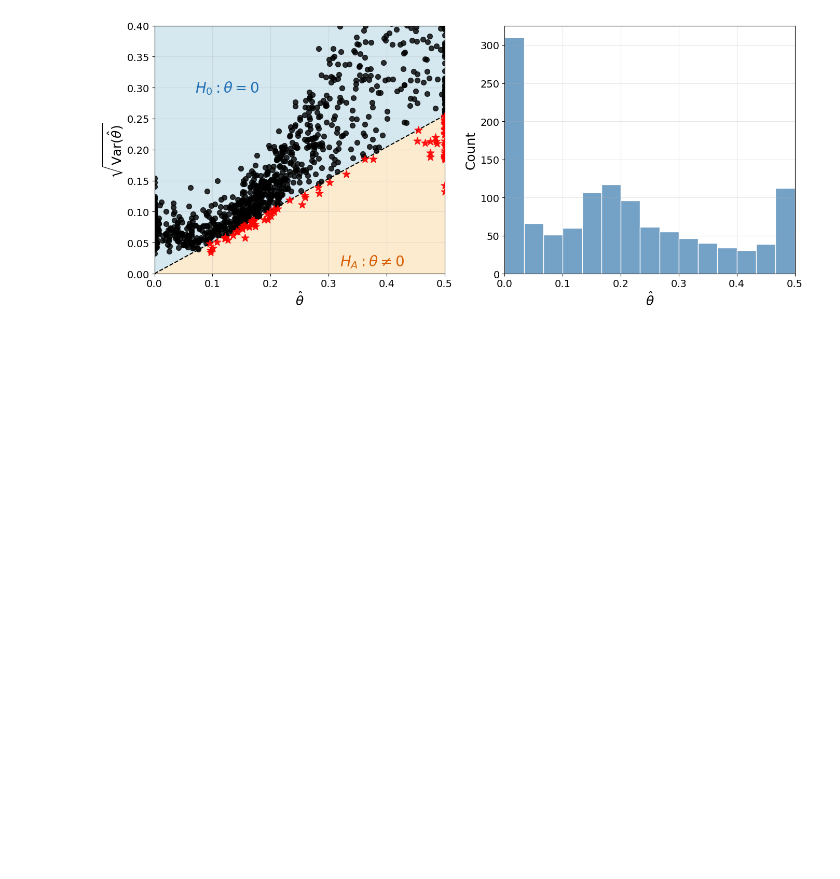
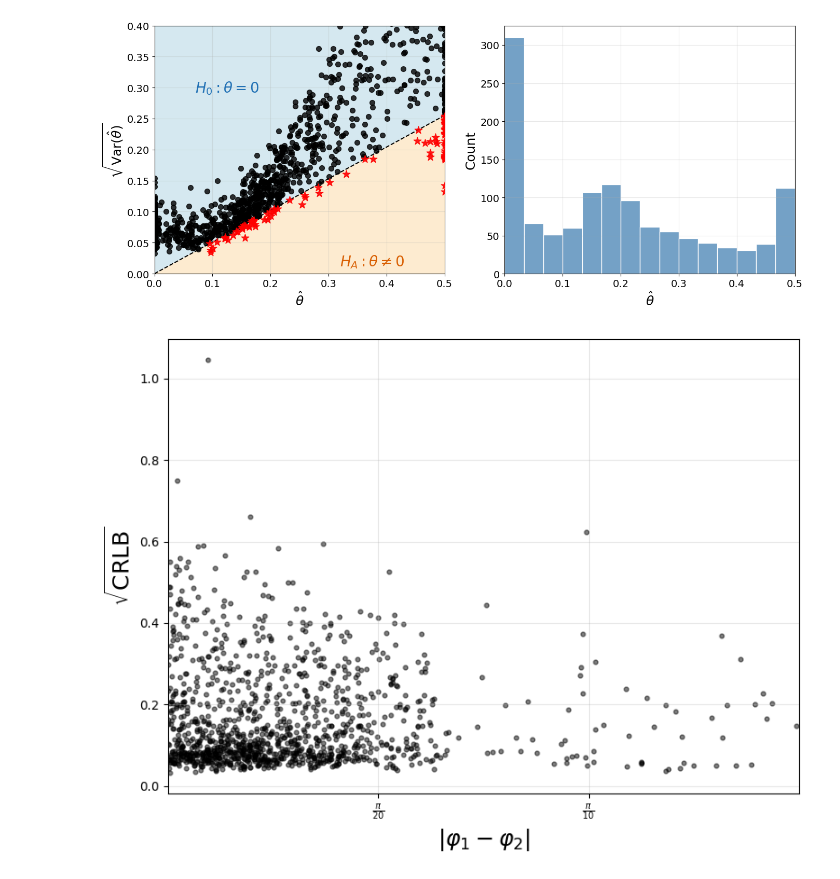
Before and after one commit to yairdaon/contacts, a Jupyter notebook: visualization_notebook.ipynb, the cells around one changed output. Saved outputs shown, nothing was run; the diff lists cells and outputs as text; code cells hidden in the pictures; blank space fills up the shorter version.

```diff
--- a/visualization_notebook.ipynb
+++ b/visualization_notebook.ipynb
@@ -355,3 +484,52 @@ plt.show()
 # %% [output]
 85 / 1225 significant (0.069)
 [figure]
+# %%
+# Phase difference vs p-value and z-score
+import pandas as pd
+import numpy as np
+import matplotlib.pyplot as plt
+from glob import glob
+from scipy.stats import norm
+from src.helpers import crlb4std
+from src.data_loader import estimate_phase
+
+res = pd.concat([pd.read_csv(f) for f in glob("outputs/states/*.csv")], ignore_index=True).query("season > 2011")
+
+# Aggregate per pair
+pairs = []
+for (s1, s2), grp in res.groupby(['state1', 'state2']):
+    pairs.append({'state1': s1, 'state2': s2,
+                  'theta': grp['theta'].iloc[0],
+                  'crlb4std': crlb4std(grp['crlb'].values)})
+pairs = pd.DataFrame(pairs)
+
+# Estimate phase for each state
+import us
+phase_cache = {}
+for abbr in set(pairs['state1']) | set(pairs['state2']):
+    state = us.states.lookup(abbr)
+    if state:
+        phase_cache[abbr] = estimate_phase(state.name)
+
+pairs['phase1'] = pairs['state1'].map(phase_cache)
+pairs['phase2'] = pairs['state2'].map(phase_cache)
+pairs['phase_diff'] = np.abs(pairs['phase1'] - pairs['phase2'])
+# Wrap to [0, pi]
+pairs['phase_diff'] = np.minimum(pairs['phase_diff'], 2 * np.pi - pairs['phase_diff'])
+
+fig, ax1 = plt.subplots(1, 1, figsize=(8, 6))
+
+ax1.scatter(pairs['phase_diff'], pairs['crlb4std'], alpha=0.5, s=12, color='black')
+ax1.set_xlabel(r'$|\varphi_1 - \varphi_2|$', fontsize=18)
+ax1.set_ylabel(r'$\sqrt{\text{CRLB}}$', fontsize=18)
+ax1.set_xticks([np.pi/20, np.pi/10])
+ax1.set_xticklabels([r'$\frac{\pi}{20}$', r'$\frac{\pi}{10}$'])
+ax1.set_xlim(0, 3*np.pi/20)
+ax1.grid(True, alpha=0.3)
+plt.tight_layout()
+plt.savefig("pix/phase_diff_vs_crlb.png", dpi=150, bbox_inches='tight')
+plt.savefig("pix/phase_diff_vs_crlb.pdf", bbox_inches='tight')
+plt.show()
+# %% [output]
+[figure, added]
```
Also changed, not shown: parts of 8 cells of this notebook, 7 other files.
